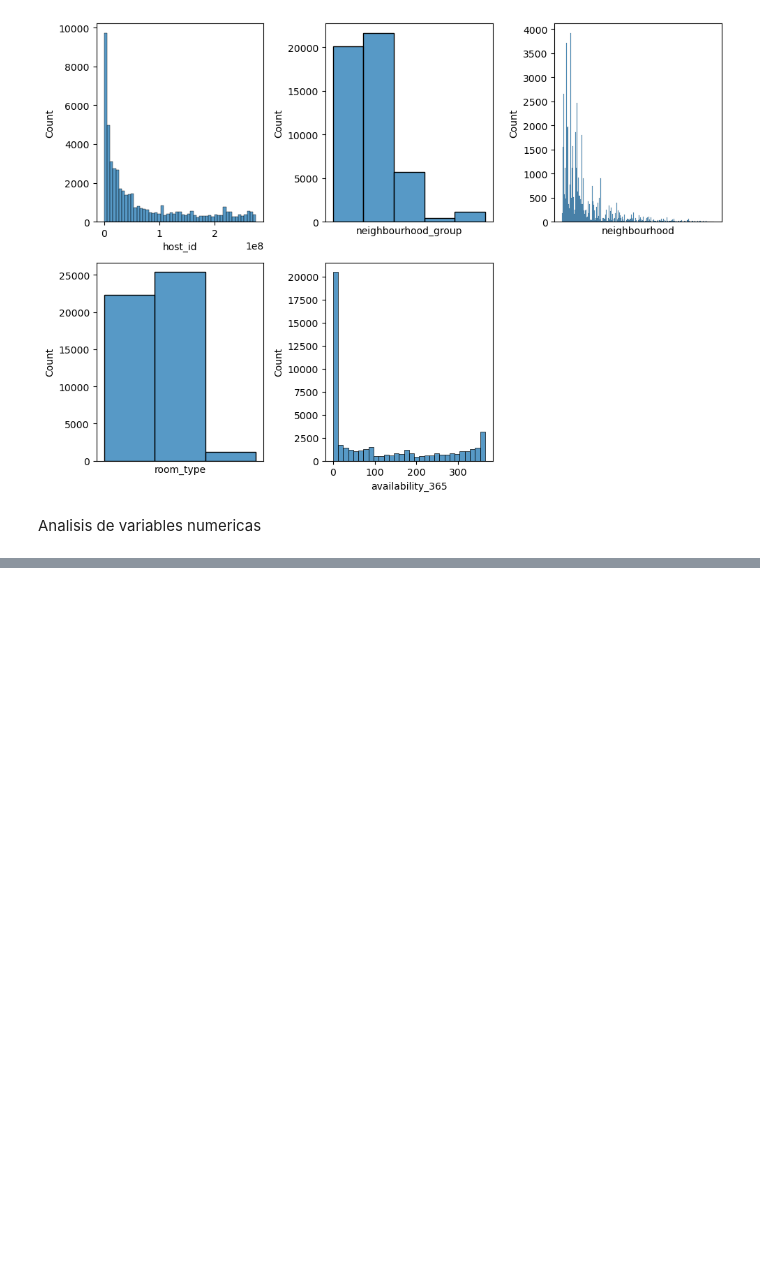
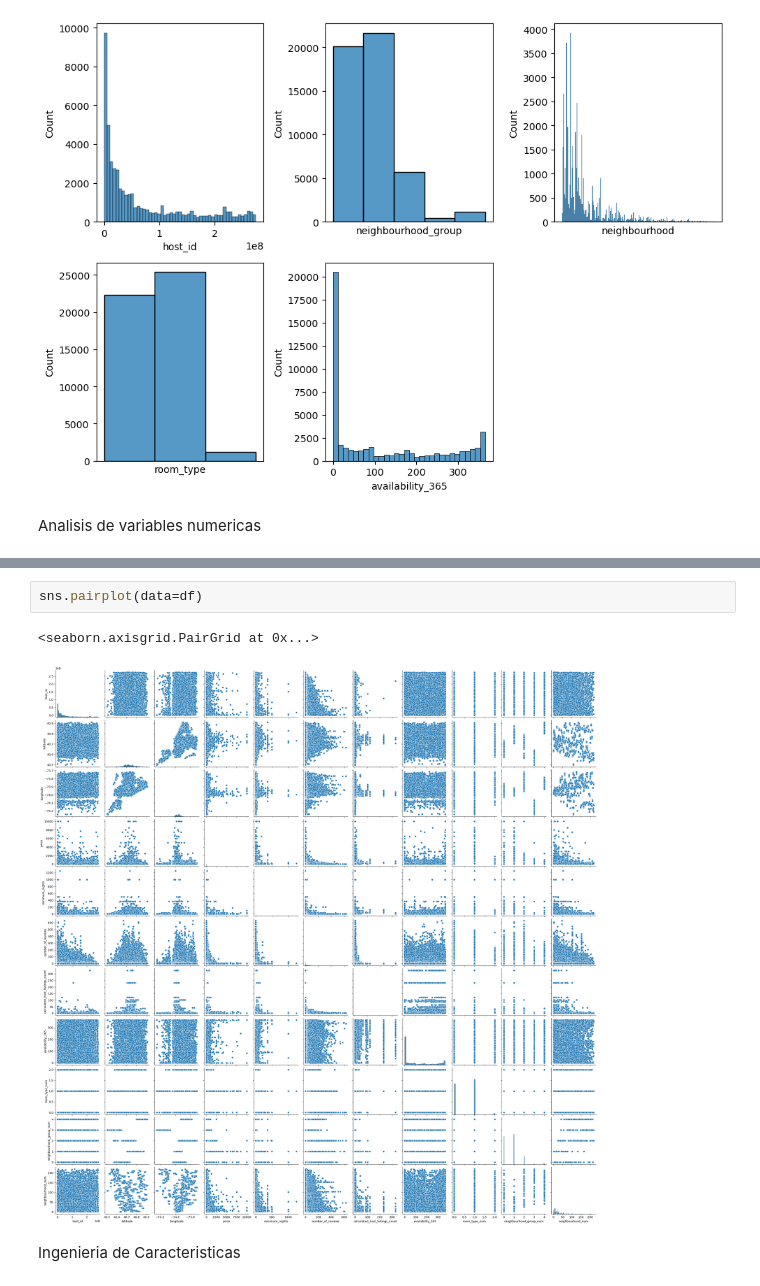
Before and after one commit to scontrerasr/data_process, a Jupyter notebook: src/explore.ipynb, the cells around one changed output, grey strips where cells are left out. Cells and saved outputs as stored; diff of their text form; blank space fills up the shorter version.

```diff
--- a/src/explore.ipynb
+++ b/src/explore.ipynb
@@ -112,0 +142,7 @@ df.to_csv('../data/processed/df_processed.csv', index=False)
+# %%
+sns.pairplot(data=df)
+# %% [output]
+<seaborn.axisgrid.PairGrid at 0x...>
+[figure, added]
+# %% [markdown]
+Ingenieria de Caracteristicas
```
Also changed, not shown: parts of 21 cells of this notebook.
